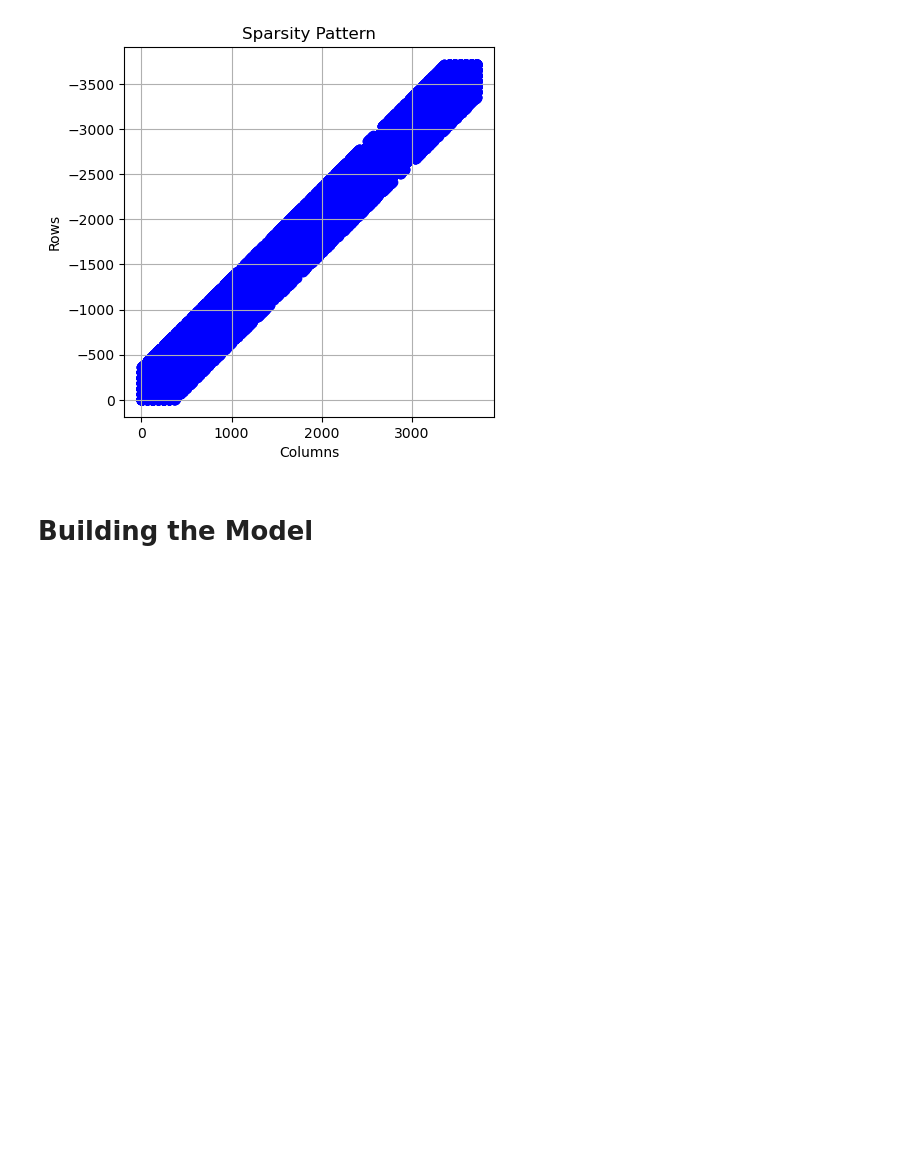
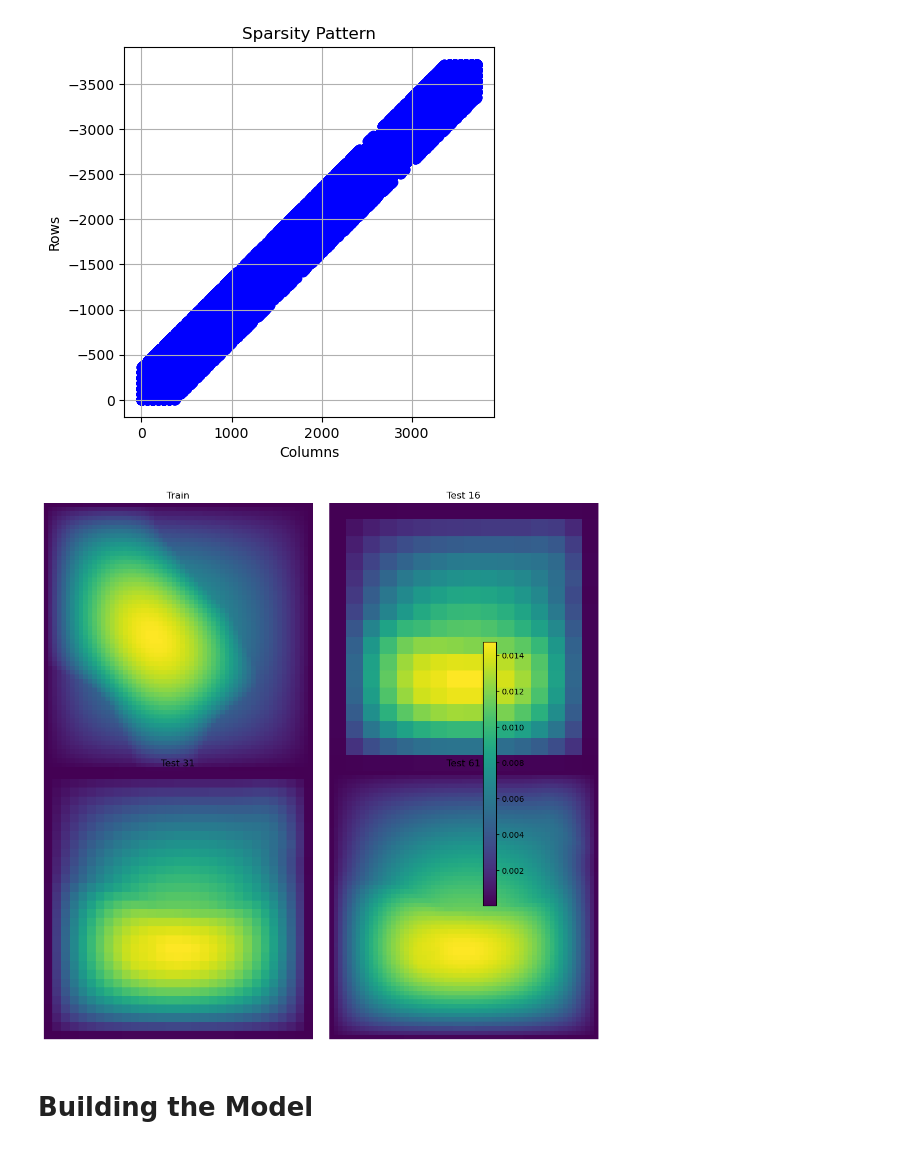
Before and after one commit to IsaacJu-debug/graph-pde, a Jupyter notebook: graph-neural-operator/gno_mgn_comparison.ipynb, the cells around one changed output. Saved outputs shown, nothing was run; the diff lists cells and outputs as text; code cells hidden in the pictures; blank space fills up the shorter version.

```diff
--- a/graph-neural-operator/gno_mgn_comparison.ipynb
+++ b/graph-neural-operator/gno_mgn_comparison.ipynb
@@ -80,8 +80,8 @@ ntest = 40  # number of test examples
 batch_size = 1
 batch_size2 = 2
 width = 64
-ker_width = 1024
-depth = 6
+ker_width = 256
+depth = 3
 edge_features = 6
 node_features = 6
 
@@ -321,0 +319,10 @@ tensor([[0.0000, 0.0000, 1.0033, 1.0368, 0.0347, 0.0173],
+# %%
+train_batch = next(iter(train_loader))
+test_batch16 = next(iter(test_loader16))
+test_batch31 = next(iter(test_loader31))
+test_batch61 = next(iter(test_loader61))
+
+print(train_batch.x[0, :])
+print(test_batch16)
+print(test_batch31)
+print(test_batch61)
@@ -342,6 +354,63 @@ plt.grid(True)
 plt.show()
 # %% [output]
 [figure]
+# %%
+import matplotlib.pyplot as plt
+import torch_geometric as pyg
+
+# Extract the 'y' attributes from each batch
+train_y = train_batch.y
+test_y16 = test_batch16.y[0:16*16]
+test_y31 = test_batch31.y[0:31*31]
+test_y61 = test_batch61.y[0:61*61]
+
+# Ensure all y attributes are in a consistent shape for plotting
+# Here, I'm assuming they're 1D. If not, you might need to modify this.
+resolution = 61
+train_y = train_y.reshape(-1).numpy().reshape((resolution, resolution))
+resolution = 16
+test_y16 = test_y16.view(-1).numpy().reshape((resolution, resolution))
+resolution = 31
+test_y31 = test_y31.view(-1).numpy().reshape((resolution, resolution))
+resolution = 61
+test_y61 = test_y61.view(-1).numpy().reshape((resolution, resolution))
+
+
+# Plotting
+fig, axs = plt.subplots(2, 2, figsize=(10, 10))
+
+# Plotting train y attributes
+cax = axs[0, 0].imshow(train_y, cmap='viridis')
+axs[0, 0].set_title('Train')
+axs[0, 0].axis('off')
+
+# Plotting test 16 y attributes
+cax = axs[0, 1].imshow(test_y16, cmap='viridis')
+axs[0, 1].set_title('Test 16')
+axs[0, 1].axis('off')
+
+# Plotting test 31 y attributes
+cax = axs[1, 0].imshow(test_y31, cmap='viridis')
+axs[1, 0].set_title('Test 31')
+axs[1, 0].axis('off')
+
+# Plotting test 61 y attributes
+cax = axs[1, 1].imshow(test_y61, cmap='viridis')
+axs[1, 1].set_title('Test 61')
+axs[1, 1].axis('off')
+
+# Add a colorbar for the whole figure (or you can add individually)
+cbar = fig.colorbar(cax, ax=axs.ravel().tolist(), orientation='vertical', shrink=0.6)
+
+# Tight layout to make it neat
+plt.tight_layout()
+# Save the figure (optional)
+PATH = os.path.join(args.postprocess_dir, "y_attributes_plot.png")
+plt.savefig(PATH, dpi=300)
+
+plt.show()
+# %% [output]
+[figure, added]
 # %% [markdown]
 # Building the Model
 # %% [markdown]
```
Also changed, not shown: parts of 19 cells of this notebook, 1 other file.
